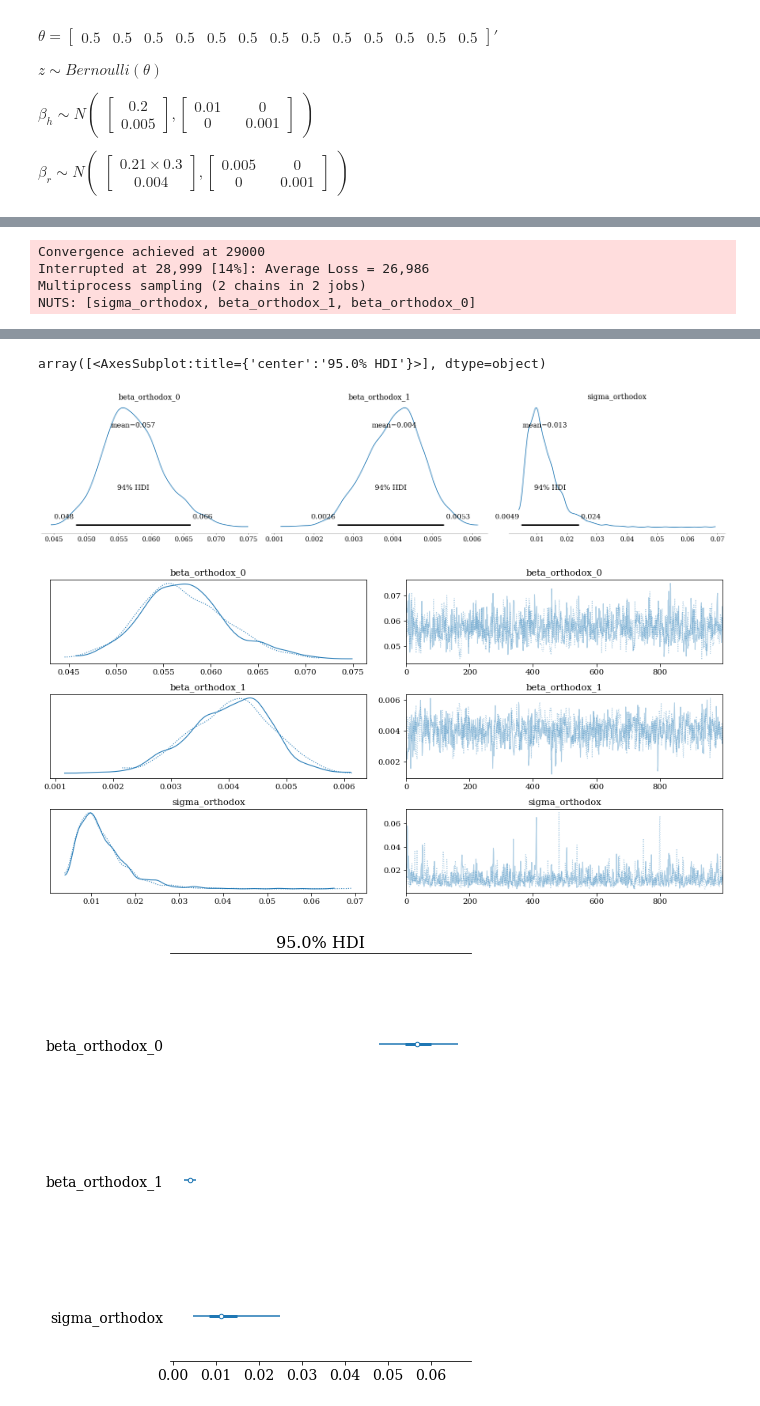
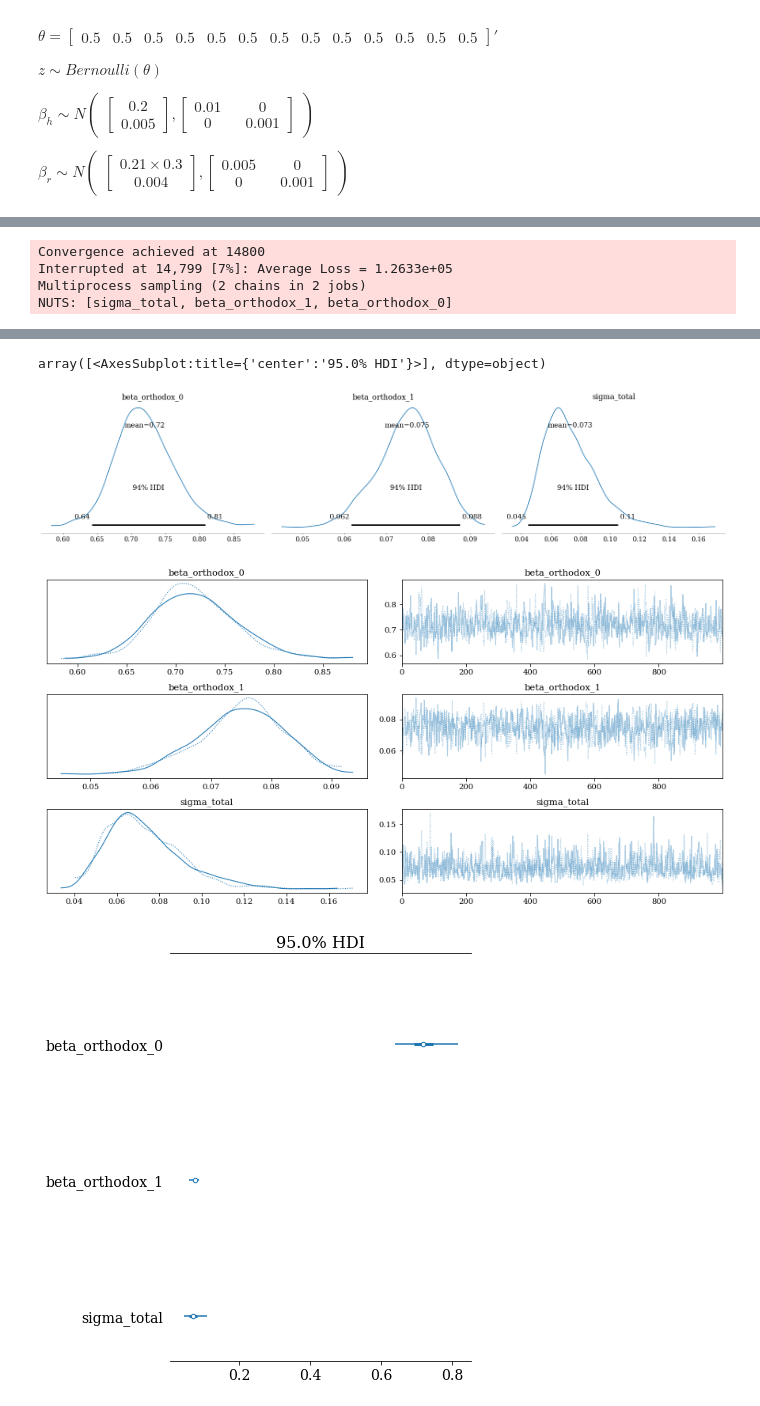
Before and after one commit to AnttiHaerkoenen/vyborg_orthodox, a Jupyter notebook: notebooks/missing_orthodox.ipynb, the cells around one changed output, grey strips where cells are left out. Drawn from its saved outputs; the diff is of its cells as text; code cells hidden in the pictures.

```diff
--- a/notebooks/missing_orthodox.ipynb
+++ b/notebooks/missing_orthodox.ipynb
@@ -218,36 +195,32 @@ import arviz as az
 import matplotlib.pyplot as plt
 
 data_pm = data.iloc[26:-3,]
-standard = 15_000
+standard = 1_000
 data_pm = data_pm / standard
 start = 1906
 data_pm['t'] = data_pm.index - start
-data_pm = data_pm.iloc[[0, 1, 2, 7, 8, 9,]]
 
 with pm.Model() as model_health_council_orthodox:
     n, _ = data_pm.shape
     t = np.asarray(data_pm.t)
     beta_health_0 = pm.Normal(
         "beta_health_0",
-        mu=0.2,
-        sigma=0.01,
+        mu=3,
+        sigma=0.1,
     )
     beta_health_1 = pm.Normal(
         "beta_health_1",
-        mu=0.005,
-        sigma=0.001,
+        mu=0.05,
+        sigma=0.1,
     )
-    # mu_health = tt.add(beta_health_0, tt.mul(beta_health_1, data_pm.t))
     mu_health = beta_health_0 + t * beta_health_1
-    sigma_health = pm.Exponential('sigma_health', 10)
-    # sigma_total = pm.Exponential('sigma_total', 100)
+    sigma_health = pm.Exponential('sigma_health', 100)
     health_council = pm.Normal(
         'health_council',
         mu=mu_health,
         sigma=sigma_health,
         observed=np.asarray(data_pm.health_council_orthodox),
     )
-
     trace_health = pm.sample(1000, tune=2000, init="advi+adapt_diag")
     prior_health = pm.sample_prior_predictive()
     posterior_health = pm.sample()
@@ -285,21 +258,23 @@ array([<AxesSubplot:title={'center':'95.0% HDI'}>], dtype=object)
 # %%
-mu_beta_orthodox_0 = 0.21 * 0.3
-mu_beta_orthodox_1 = 0.004
+data_pm = data_pm.iloc[[0, 1, 2, 7, 8, 9,]]
+
+mu_beta_orthodox_0 = 3.1 * 0.3
+mu_beta_orthodox_1 = 0.062
+sigma_total = 0.014
 
 with pm.Model() as model_orthodox:
+    t = np.asarray(data_pm.t)
     beta_orthodox_0 = pm.Normal(
         "beta_orthodox_0",
         mu=mu_beta_orthodox_0,
-        sigma=0.005,
+        sigma=1,
     )
     beta_orthodox_1 = pm.Normal(
         "beta_orthodox_1",
         mu=mu_beta_orthodox_1,
-        sigma=0.001,
+        sigma=0.01,
     )
-    # theta = [0.5, 0.5, 0.5, 0.5, 0.5, 0.9, 0.5, 0.5, 0.5, 0.5, 0.5, 0.5]
-    theta = 0.5
-    sigma_total = pm.Exponential('sigma_orthodox', 10)
+    sigma_total = pm.Exponential('sigma_total', 1/sigma_total)
     mu_total = beta_orthodox_0 + beta_orthodox_1 * t
     total = pm.Normal(
         'register',
@@ -320,8 +295,8 @@ az.plot_forest(posterior, combined=True, hdi_prob=0.95)
 Auto-assigning NUTS sampler...
 Initializing NUTS using advi+adapt_diag...
 [interactive output not drawn]
-Convergence achieved at 29000
-Interrupted at 28,999 [14%]: Average Loss = 26,986
+Convergence achieved at 14800
+Interrupted at 14,799 [7%]: Average Loss = 1.2633e+05
 Multiprocess sampling (2 chains in 2 jobs)
-NUTS: [sigma_orthodox, beta_orthodox_1, beta_orthodox_0]
+NUTS: [sigma_total, beta_orthodox_1, beta_orthodox_0]
 [interactive output not drawn]
@@ -336,8 +311,8 @@ Sampling 2 chains for 1_000 tune and 1_000 draw iterations (2_000 + 2_000 draws
 [interactive output not drawn]
 array([<AxesSubplot:title={'center':'95.0% HDI'}>], dtype=object)
-[figure, old version]
+[figure, new version]
-[figure, old version]
+[figure, new version]
-[figure, old version]
+[figure, new version]
 # %%
 def plot_prediction(
         data,
```
Also changed, not shown: parts of 5 cells of this notebook.
